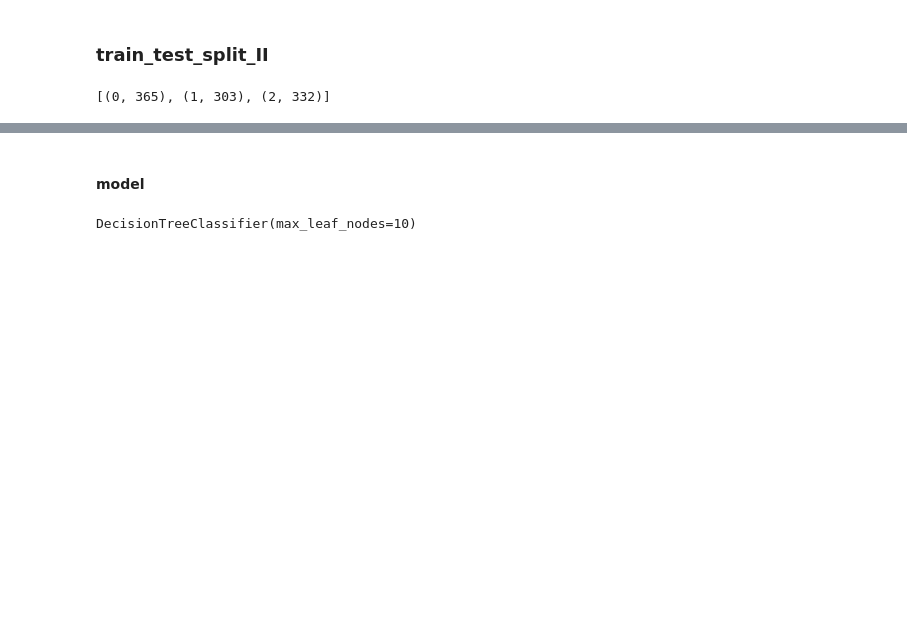
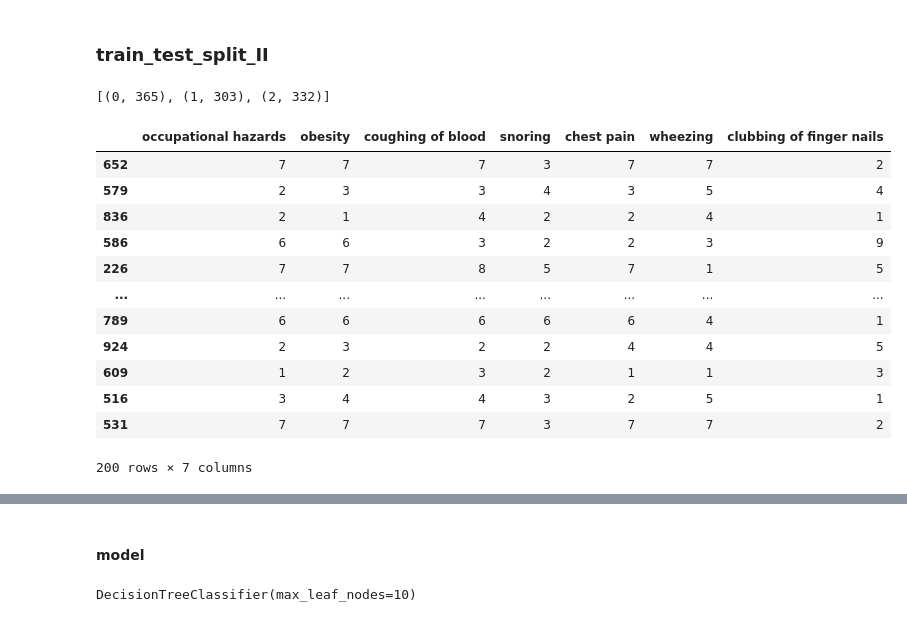
Before and after one commit to oraclekaia/BI_fin_project, a Jupyter notebook: lung_cancer.ipynb, the cells around one changed output, grey strips where cells are left out. Saved outputs shown, nothing was run; the diff lists cells and outputs as text; code cells hidden in the pictures; blank space fills up the shorter version.

```diff
--- a/lung_cancer.ipynb
+++ b/lung_cancer.ipynb
@@ -595,3 +575,19 @@ print(sorted(Counter(y).items()))
 [(0, 365), (1, 303), (2, 332)]
 # %%
 X_train_dt, X_test_dt, y_train_dt, y_test_dt = train_test_split(X_dt, y, test_size=0.2, random_state=random_state)
+# %%
+X_test_dt
+# %% [output]
+|  | occupational hazards | obesity | coughing of blood | snoring | chest pain | wheezing | clubbing of finger nails |
+| 652 | 7 | 7 | 7 | 3 | 7 | 7 | 2 |
+| 579 | 2 | 3 | 3 | 4 | 3 | 5 | 4 |
+| 836 | 2 | 1 | 4 | 2 | 2 | 4 | 1 |
+| 586 | 6 | 6 | 3 | 2 | 2 | 3 | 9 |
+| 226 | 7 | 7 | 8 | 5 | 7 | 1 | 5 |
+| ... | ... | ... | ... | ... | ... | ... | ... |
+| 789 | 6 | 6 | 6 | 6 | 6 | 4 | 1 |
+| 924 | 2 | 3 | 2 | 2 | 4 | 4 | 5 |
+| 609 | 1 | 2 | 3 | 2 | 1 | 1 | 3 |
+| 516 | 3 | 4 | 4 | 3 | 2 | 5 | 1 |
+| 531 | 7 | 7 | 7 | 3 | 7 | 7 | 2 |
+200 rows × 7 columns
```
Also changed, not shown: parts of 5 cells of this notebook, 1 other file.
